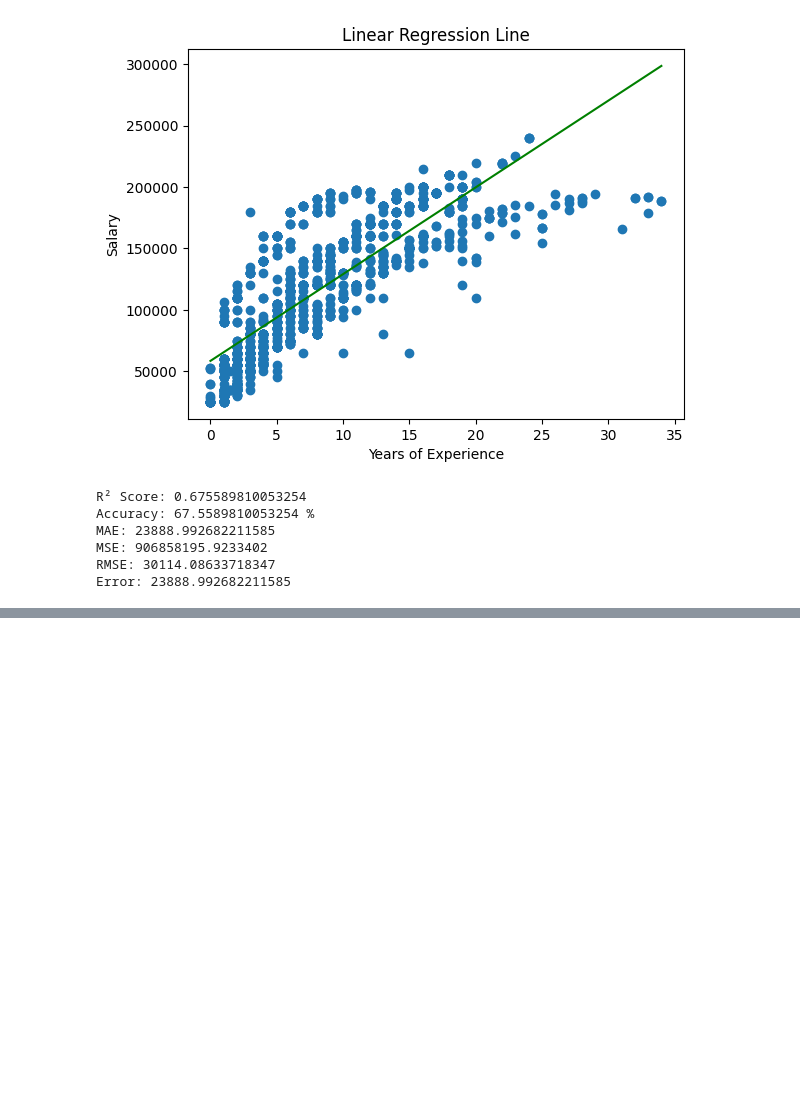
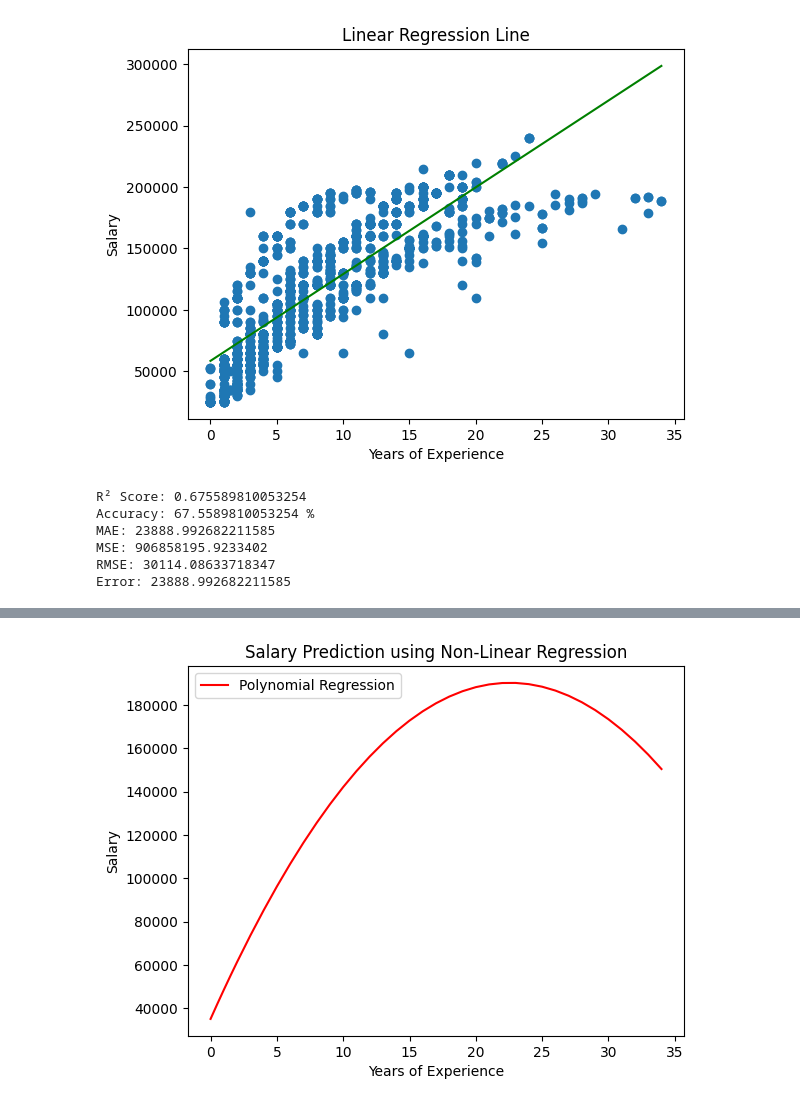
Before and after one commit to simranprajapati2/Microsoft-Training-2026, a Jupyter notebook: Day5/D5salary_pridiction.ipynb, the cells around one changed output, grey strips where cells are left out. Cells and saved outputs as stored; diff of their text form; code cells hidden in the pictures; blank space fills up the shorter version.

```diff
--- a/Day5/D5salary_pridiction.ipynb
+++ b/Day5/D5salary_pridiction.ipynb
@@ -219,0 +258,5 @@ Error: 23888.992682211585
+# %%
+X_train_poly = poly.fit_transform(X_train)
+X_test_poly = poly.transform(X_test)
+# %%
+model = LinearRegression()
@@ -219,0 +291,13 @@ Error: 23888.992682211585
+# %%
+X_sorted = X.sort_values(by='Years of Experience')
+X_sorted_poly = poly.transform(X_sorted)
+y_curve = model.predict(X_sorted_poly)
+# %%
+plt.plot(X_sorted, y_curve, color='red', label='Polynomial Regression')
+plt.xlabel("Years of Experience")
+plt.ylabel("Salary")
+plt.title("Salary Prediction using Non-Linear Regression")
+plt.legend()
+plt.show()
+# %% [output]
+[figure, added]
```
Also changed, not shown: parts of 15 cells of this notebook, 1 other file.
